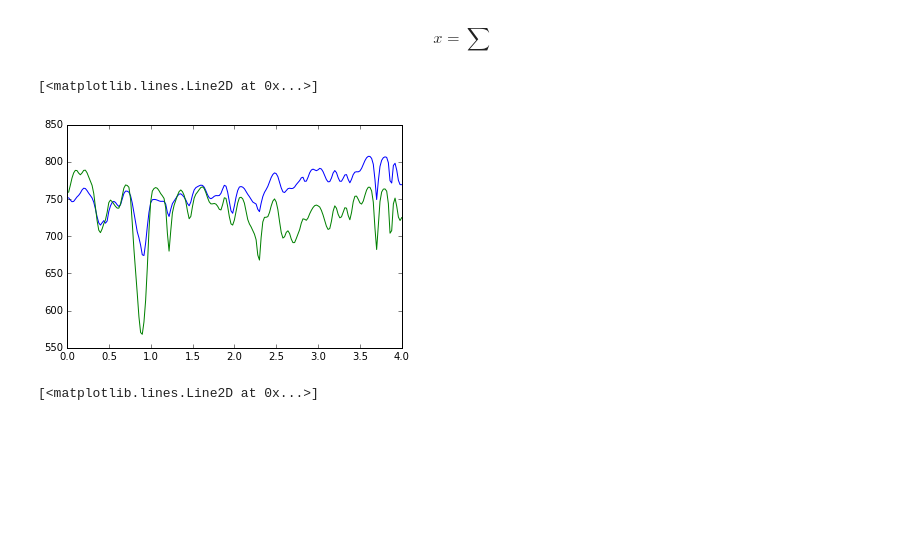
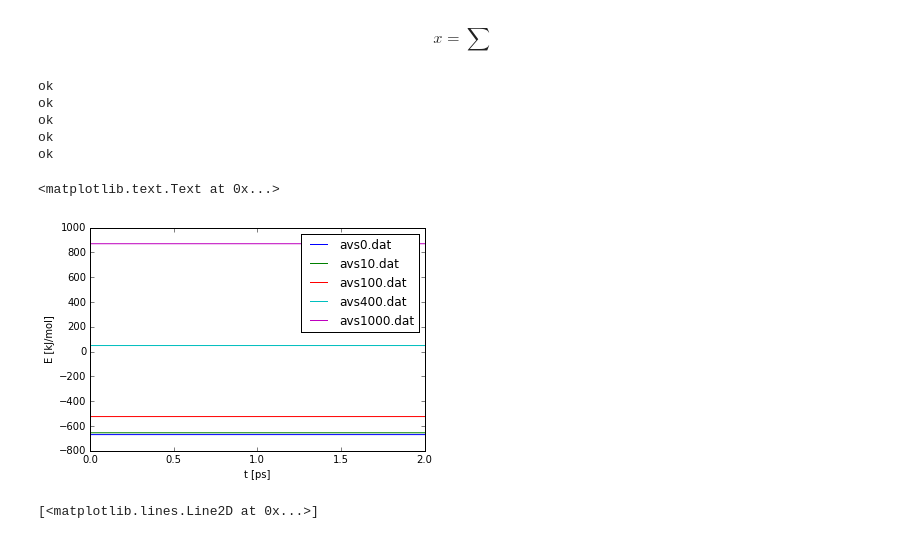
Before and after one commit to micmurawski/argon, a Jupyter notebook: Untitled0.ipynb, the cells around one changed output. Saved outputs shown, nothing was run; the diff lists cells and outputs as text; code cells hidden in the pictures; blank space fills up the shorter version.

```diff
--- a/Untitled0.ipynb
+++ b/Untitled0.ipynb
@@ -6,5 +7,11 @@ from IPython.display import display, Math, Latex
 # %%
 data=[]
-with open("etot.txt","r") as file:
-    for i in file.readlines():
-        data.append(i.split())
+seria=[]
+tests=["test_6.txt","test_5.txt","test_4.txt","test_3.txt","test_2.txt"]
+for test in tests:
+    with open(test,"r") as file:
+        for i in file.readlines():
+            seria.append(i.split())
+        print('ok')
+        data.append(seria)
+        seria=[]
@@ -27,0 +24,6 @@ sum([float(x[2])for x in data])
+# %%
+for ser,lab in zip(data,tests):
+    pylab.plot([float(x[0]) for x in ser],[float(x[1]) for x in ser],label=lab)
+pylab.legend()
+pylab.ylabel('E [kJ/mol]')
+pylab.xlabel('t [ps]')
@@ -28,8 +33,28 @@ sum([float(x[2])for x in data])
 # %% [markdown]
 $$ x = \sum $$
+# %%
+data=[]
+seria=[]
+tests=["avs0.dat","avs10.dat","avs100.dat","avs400.dat","avs1000.dat"]
+for test in tests:
+    with open(test,"r") as file:
+        for i in file.readlines()[1:]:
+            seria.append(i.split())
+        print('ok')
+        data.append(seria)
+        seria=[]
+# %% [output]
+ok
+ok
+ok
+ok
+ok
 # %%
-pylab.plot([float(x[0]) for x in data],[21*float(x[5]) for x in data])
-pylab.plot([float(x[0]) for x in data],[float(x[1]) for x in data])
+for ser,lab in zip(data,tests):
+    pylab.plot([float(x[0]) for x in ser],[float(x[1]) for x in ser],label=lab)
+pylab.legend()
+pylab.ylabel('E [kJ/mol]')
+pylab.xlabel('t [ps]')
 # %% [output]
-[<matplotlib.lines.Line2D at 0x...>]
+<matplotlib.text.Text at 0x...>
-[figure, old version]
+[figure, new version]
```
Also changed, not shown: parts of 8 cells of this notebook, 23 other files.
